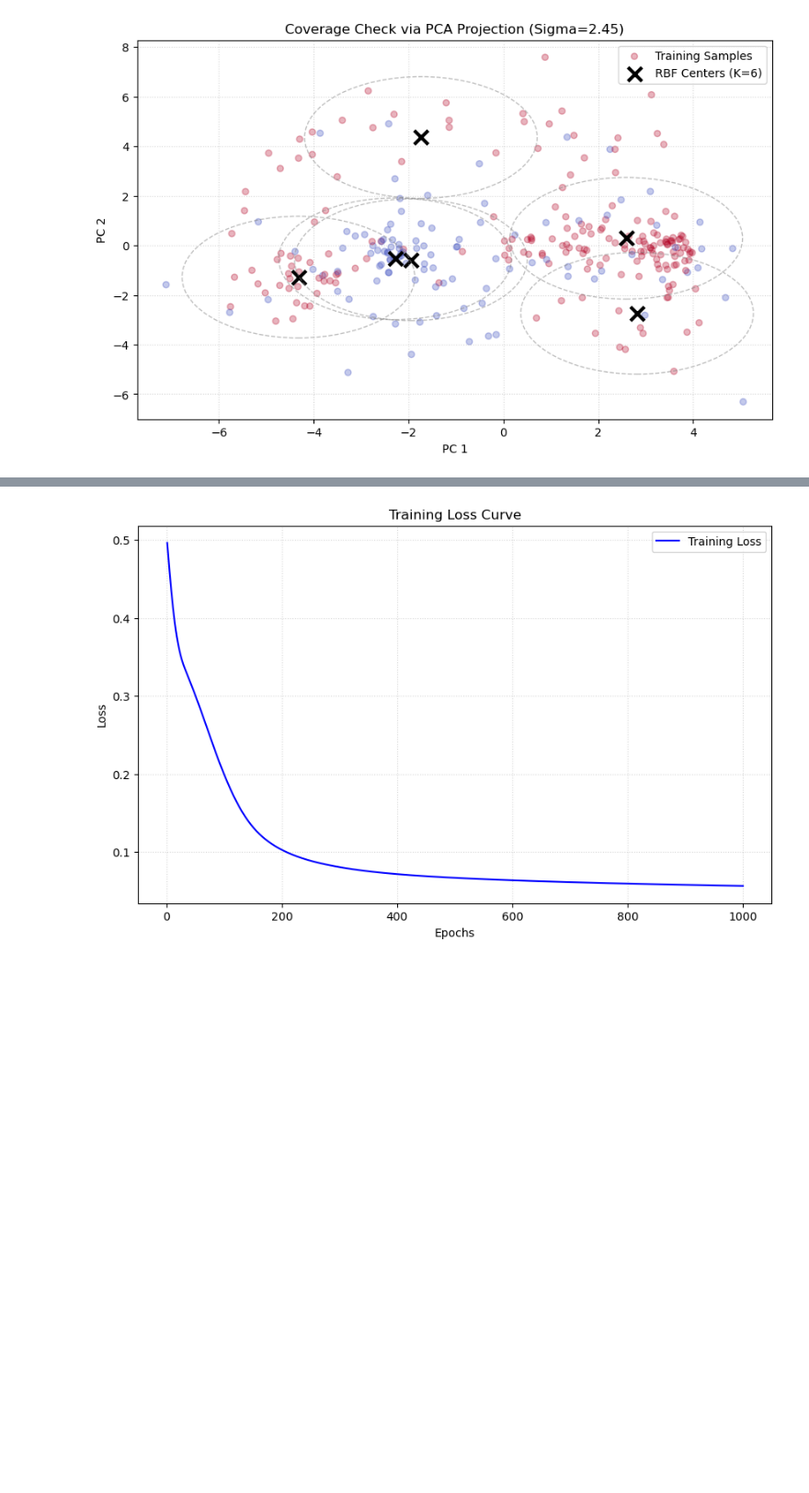
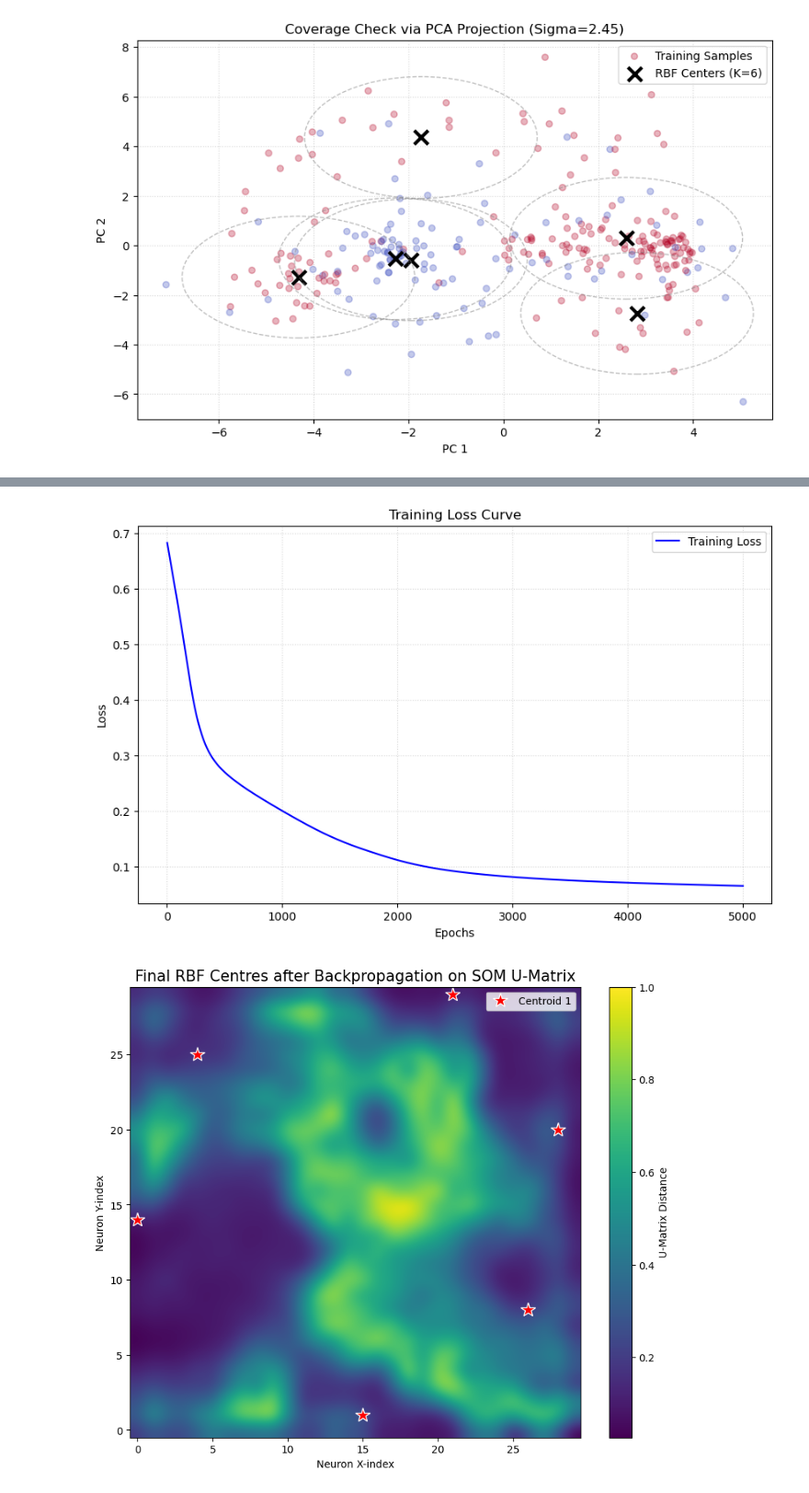
Before and after one commit to yzmyyds/NTU_EE7207, a Jupyter notebook: Assignments/A1/RBFNN.ipynb, the cells around one changed output, grey strips where cells are left out. Shown at 92% size. Cells and saved outputs as stored; diff of their text form; code cells hidden in the pictures; blank space fills up the shorter version.

```diff
--- a/Assignments/A1/RBFNN.ipynb
+++ b/Assignments/A1/RBFNN.ipynb
@@ -318,9 +299,10 @@ scaler = MinMaxScaler()
 X_scaled = X
 
 # 2. 获取 K-means 的 8 个中心点
-kmeans = KMeans(n_clusters=6, random_state=42, n_init=10).fit(X_scaled)
-centroids = kmeans.cluster_centers_
-
+# kmeans = KMeans(n_clusters=6, random_state=42, n_init=10).fit(X_scaled)
+# centroids = kmeans.cluster_centers_
+kmeans = ncs_Kmeans(X_scaled, n_clusters=6)
+centroids, _=kmeans.fit()
 # 3. 训练 SOM
 som_size = 30
 som = MiniSom(som_size, som_size, X_scaled.shape[1], sigma=2.0, learning_rate=0.5, random_seed=42)
@@ -342,11 +324,11 @@ for i, center_vec in enumerate(centroids):
     # 画出星号，s 代表大小，label 用于图例
     plt.plot(w[0], w[1], 'r*', markersize=15, markeredgecolor='white', label=f'Centroid {i+1}' if i==0 else "")
 
-plt.title('K-means Centroids Projected on SOM U-Matrix ($K=8$)', fontsize=15)
+plt.title('K-means Centroids Projected on SOM U-Matrix', fontsize=15)
 plt.xlabel('Neuron X-index')
 plt.ylabel('Neuron Y-index')
 plt.legend(loc='upper right')
 plt.grid(False)
-
+plt.savefig('fig/som_u_matrix_kmeans_centroids.png')
 plt.show()
 # %% [output]
@@ -370,7 +352,7 @@ class RBFNet(nn.Module):
 
 model = RBFNet(centres, sigma)
 criterion = nn.HuberLoss()
-optimizer = torch.optim.Adam(model.parameters(), lr=0.01)
+optimizer = torch.optim.Adam(model.parameters(), lr=0.001)
 
 
 X_tensor = torch.tensor(X, dtype=torch.float32)
@@ -461,15 +446,35 @@ Final Sigma: 3.851367950439453
 # %%
 ##more figure to evalue the model performance
 import matplotlib.pyplot as plt
 ##plot loss curve
 plt.figure(figsize=(10,6))
 plt.plot(range(1, epochs+1), losses, label='Training Loss', color='blue')
 plt.xlabel('Epochs')
 plt.ylabel('Loss')
 plt.title('Training Loss Curve')
 plt.legend()
 plt.grid(True, linestyle=':', alpha=0.5)
 plt.savefig('fig/training_loss_curve.png')
 plt.show()
+
+#project centres on som u-matrix again
+plt.figure(figsize=(10, 8))
+# 绘制 U-Matrix 背景
+img = plt.imshow(u_matrix, cmap='viridis', interpolation='bicubic', origin='lower')
+plt.colorbar(label='U-Matrix Distance')
+# --- 关键步骤：投影 K-means 中心点 ---
+for i, center_vec in enumerate(final_centres):
+    # 找到该中心点向量在 SOM 网格上的坐标
+    w = som.winner(center_vec)
+    # 画出星号，s 代表大小，label 用于图例
+    plt.plot(w[0], w[1], 'r*', markersize=15, markeredgecolor='white', label=f'Centroid {i+1}' if i==0 else "")
+plt.title('Final RBF Centres after Backpropagation on SOM U-Matrix', fontsize=15)
+plt.xlabel('Neuron X-index')
+plt.ylabel('Neuron Y-index')
+plt.legend(loc='upper right')
+plt.grid(False)
+plt.savefig('fig/som_u_matrix_final_centres.png')
+plt.show()
 # %% [output]
-[figure, old version]
+[figure, new version]
+[figure, added]
```
Also changed, not shown: parts of 6 cells of this notebook, 6 other files.
